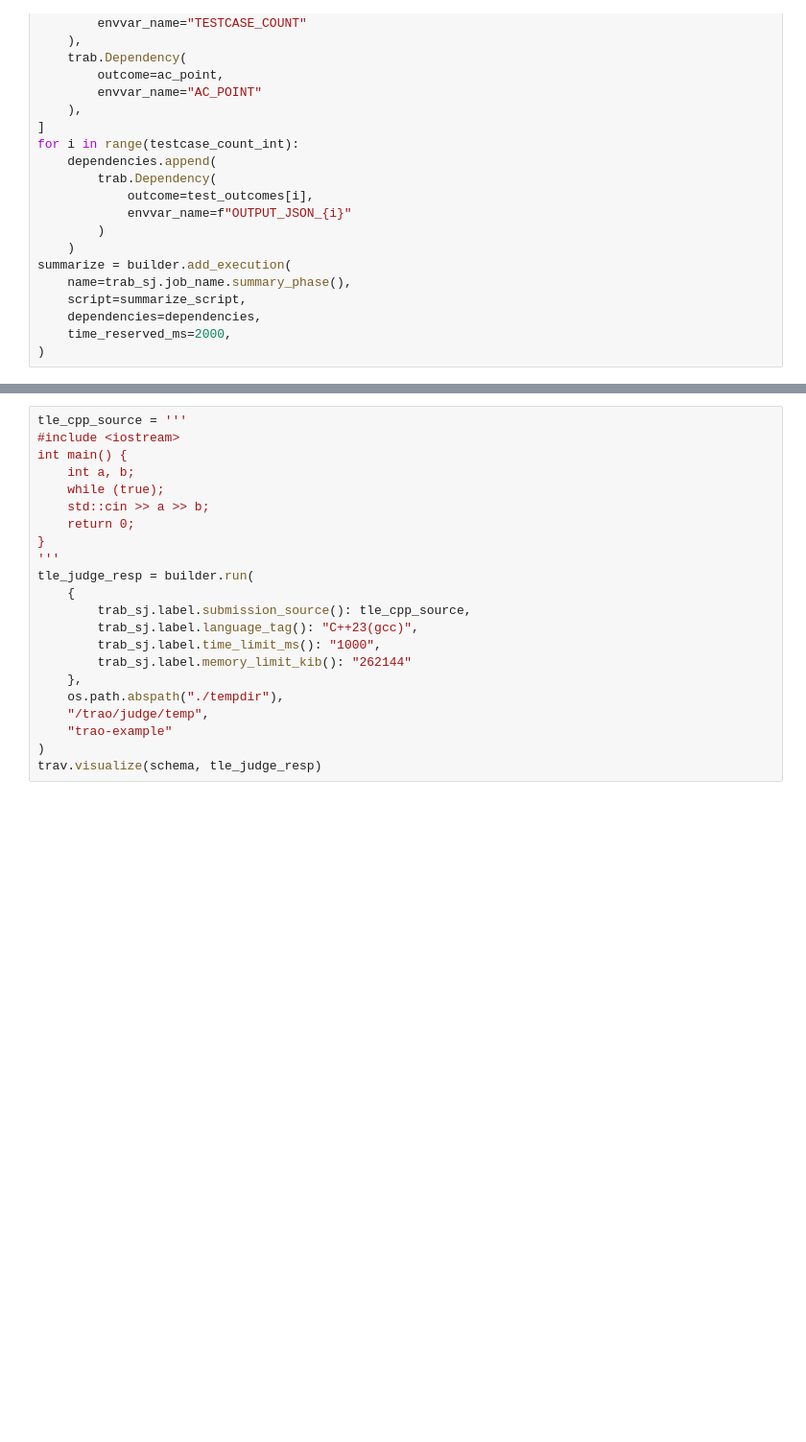
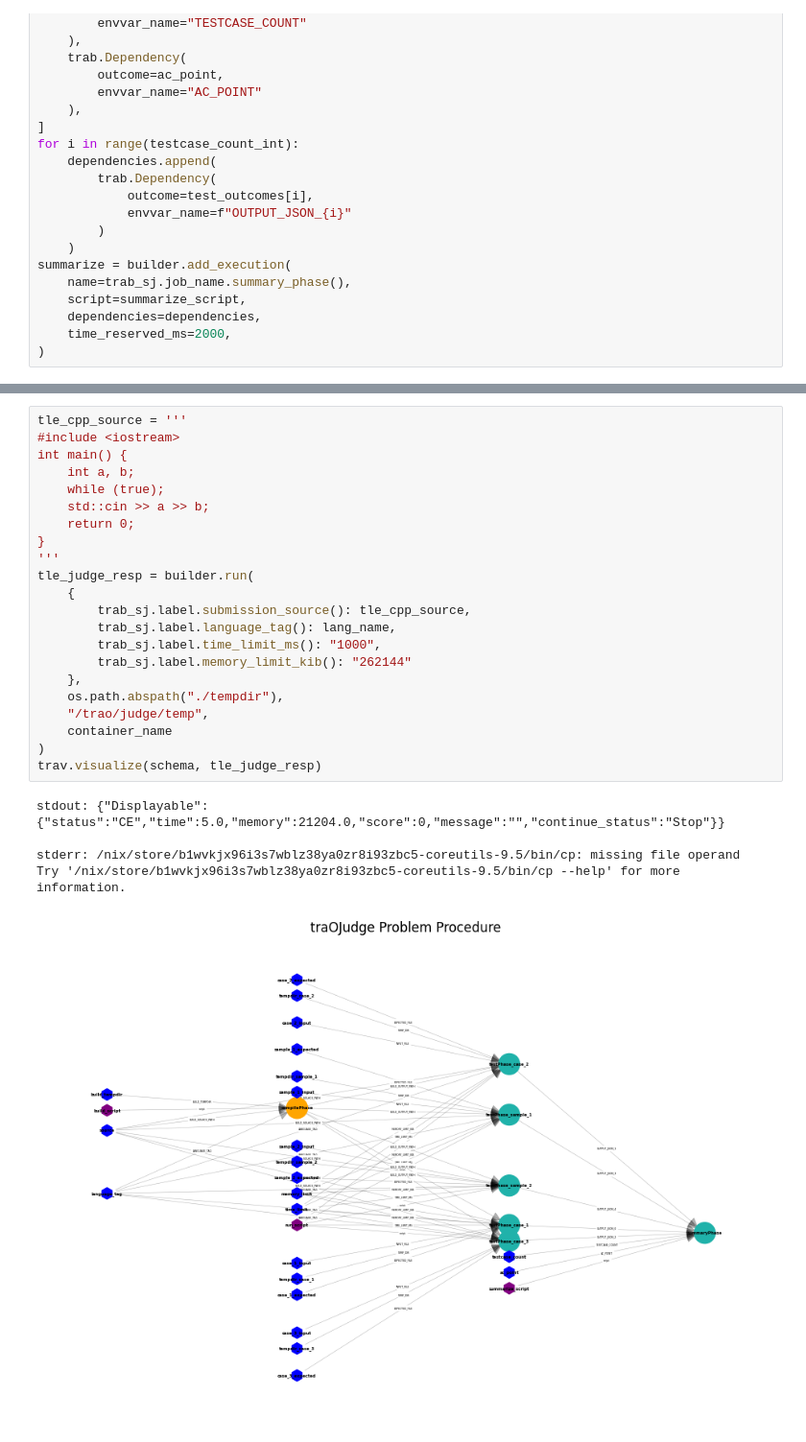
Before and after one commit to traP-jp/traO-Judge-judge, a Jupyter notebook: pylib/example/problems/addition/builder.ipynb, the cells around one changed output, grey strips where cells are left out. Shown: that part at 96% size. Cells and saved outputs as stored; diff of their text form; blank space fills up the shorter version.

```diff
--- a/pylib/example/problems/addition/builder.ipynb
+++ b/pylib/example/problems/addition/builder.ipynb
@@ -217,25 +235,31 @@ trav.visualize(schema, wa_judge_resp)
 # %%
 tle_cpp_source = '''
 #include <iostream>
 int main() {
     int a, b;
     while (true);
     std::cin >> a >> b;
     return 0;
 }
 '''
 tle_judge_resp = builder.run(
     {
         trab_sj.label.submission_source(): tle_cpp_source,
-        trab_sj.label.language_tag(): "C++23(gcc)",
+        trab_sj.label.language_tag(): lang_name,
         trab_sj.label.time_limit_ms(): "1000",
         trab_sj.label.memory_limit_kib(): "262144"
     },
     os.path.abspath("./tempdir"),
     "/trao/judge/temp",
-    "trao-example"
+    container_name
 )
 trav.visualize(schema, tle_judge_resp)
+# %% [output]
+stdout: {"Displayable":{"status":"CE","time":5.0,"memory":21204.0,"score":0,"message":"","continue_status":"Stop"}}
+
+stderr: /nix/store/b1wvkjx96i3s7wblz38ya0zr8i93zbc5-coreutils-9.5/bin/cp: missing file operand
+Try '/nix/store/b1wvkjx96i3s7wblz38ya0zr8i93zbc5-coreutils-9.5/bin/cp --help' for more information.
+[figure, added]
 # %%
 ce_cpp_source = ""
 ce_judge_resp = builder.run(
```
Also changed, not shown: parts of 7 cells of this notebook, 5 other files.
